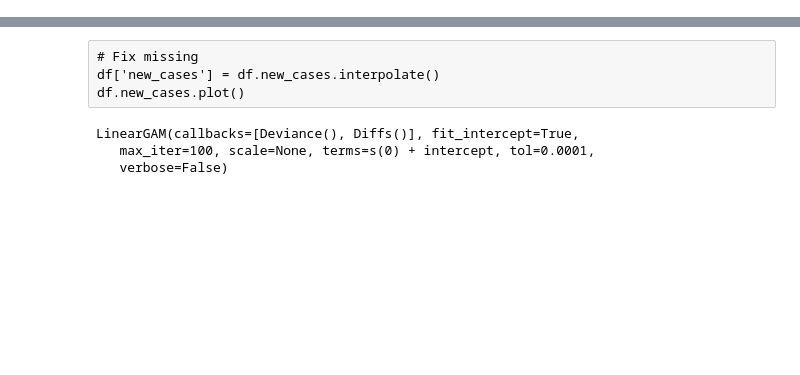
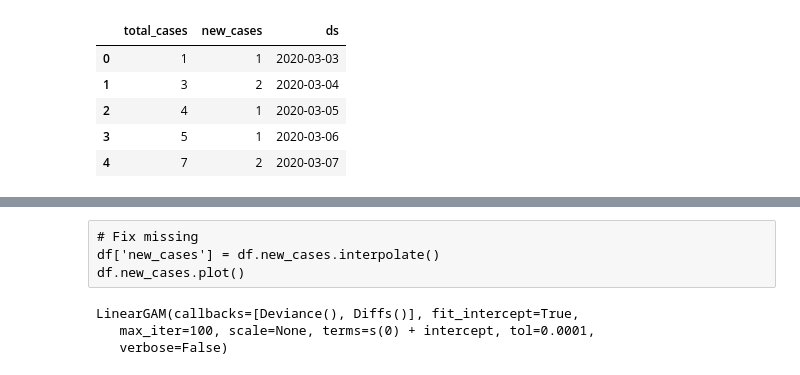
Before and after one commit to verasativa/covi-19-chile, a Jupyter notebook: GAMs.ipynb, the cells around one changed output, grey strips where cells are left out. Saved outputs shown, nothing was run; the diff lists cells and outputs as text; code cells hidden in the pictures; blank space fills up the shorter version.

```diff
--- a/GAMs.ipynb
+++ b/GAMs.ipynb
@@ -32,3 +26,15 @@ df['total_cases'] = df.new_cases.cumsum()
+# %%
+df.reset_index(inplace=True)
+df['ds'] = pd.to_datetime(df.fecha)
+df.drop(columns=['fecha'], inplace=True)
+df.head()
+# %% [output]
+|  | total_cases | new_cases | ds |
+| 0 | 1 | 1 | 2020-03-03 |
+| 1 | 3 | 2 | 2020-03-04 |
+| 2 | 4 | 1 | 2020-03-05 |
+| 3 | 5 | 1 | 2020-03-06 |
+| 4 | 7 | 2 | 2020-03-07 |
 # %%
 # Los miramos en el grafico
 df.new_cases.plot()
```
Also changed, not shown: parts of 10 cells of this notebook, 4 other files.
